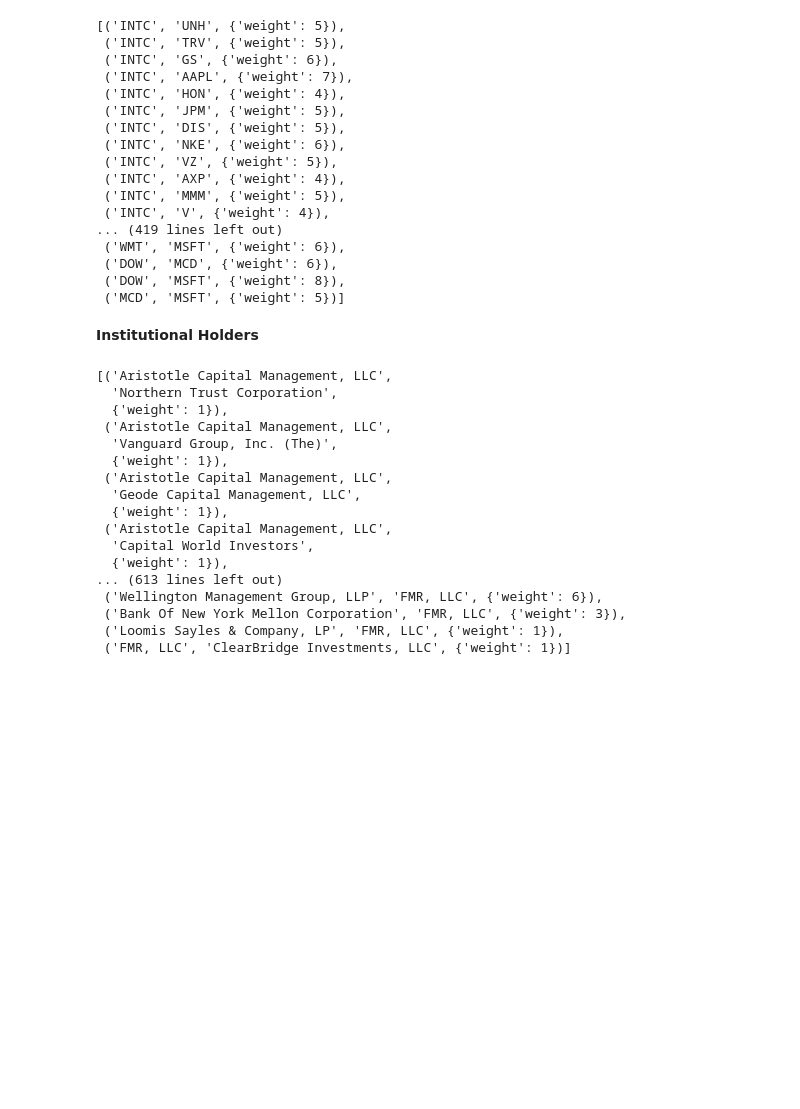
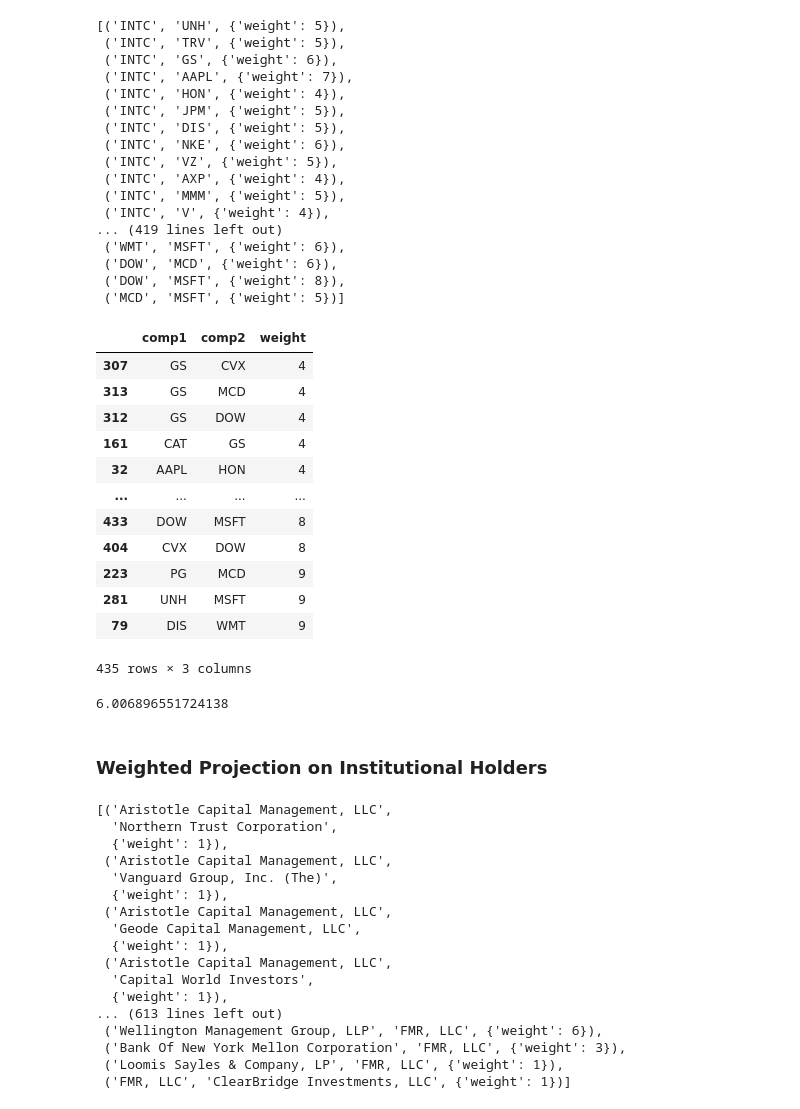
Before and after one commit to mgino11/Web_Analytics, a Jupyter notebook: Project_2.ipynb, the cells around one changed output. Cells and saved outputs as stored; diff of their text form; code cells hidden in the pictures; blank space fills up the shorter version.

```diff
--- a/Project_2.ipynb
+++ b/Project_2.ipynb
@@ -335,6 +335,32 @@ list(weighted_comp_graph.edges(data=True))
 # %%
 weight_list = list(weighted_comp_graph.edges(data=True))
 weight_df = pd.DataFrame.from_records(weight_list, columns=['comp1', 'comp2', 'weight'])
+# %%
+weights = weight_df['weight'].tolist()
+w = pd.DataFrame(weights)
+# %%
+weight_df.drop('weight', axis=1, inplace=True)
+weight_df = weight_df.assign(weight=w['weight'])
+# %%
+weight_df.sort_values('weight', ascending=True)
+# %% [output]
+|  | comp1 | comp2 | weight |
+| 307 | GS | CVX | 4 |
+| 313 | GS | MCD | 4 |
+| 312 | GS | DOW | 4 |
+| 161 | CAT | GS | 4 |
+| 32 | AAPL | HON | 4 |
+| ... | ... | ... | ... |
+| 433 | DOW | MSFT | 8 |
+| 404 | CVX | DOW | 8 |
+| 223 | PG | MCD | 9 |
+| 281 | UNH | MSFT | 9 |
+| 79 | DIS | WMT | 9 |
+435 rows × 3 columns
+# %%
+weight_df["weight"].mean()
+# %% [output]
+6.006896551724138
 # %%
 # C = weighted_comp_graph
 #
@@ -357,7 +383,7 @@ weight_df = pd.DataFrame.from_records(weight_list, columns=['comp1', 'comp2', 'w
 #
 # print(comp_df.nlargest(5, 'Degree'))
 # %% [markdown]
-**Institutional Holders**
+### Weighted Projection on Institutional Holders
 # %%
 weighted_holders_graph = bp.weighted_projected_graph(N_graph, top_nodes, ratio=False)
 list(weighted_holders_graph.edges(data=True))
```
Also changed, not shown: parts of 21 cells of this notebook.
